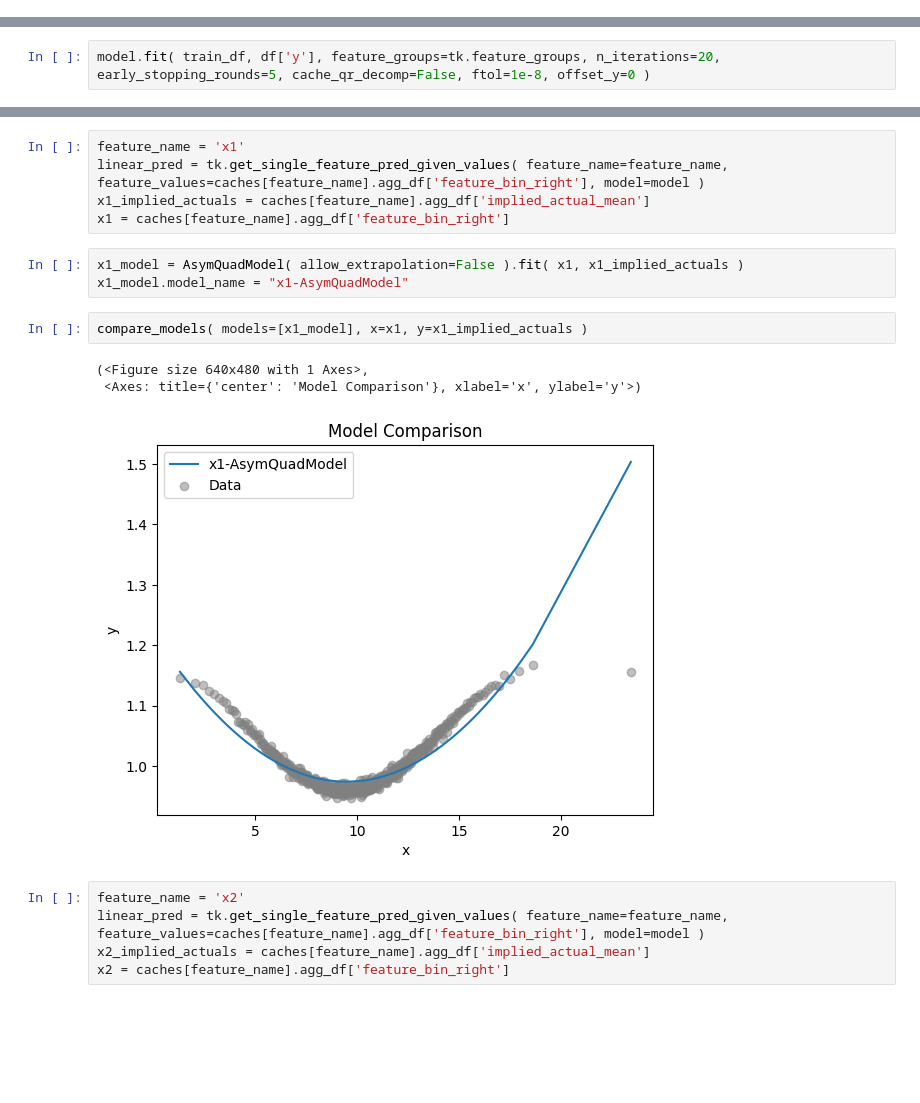
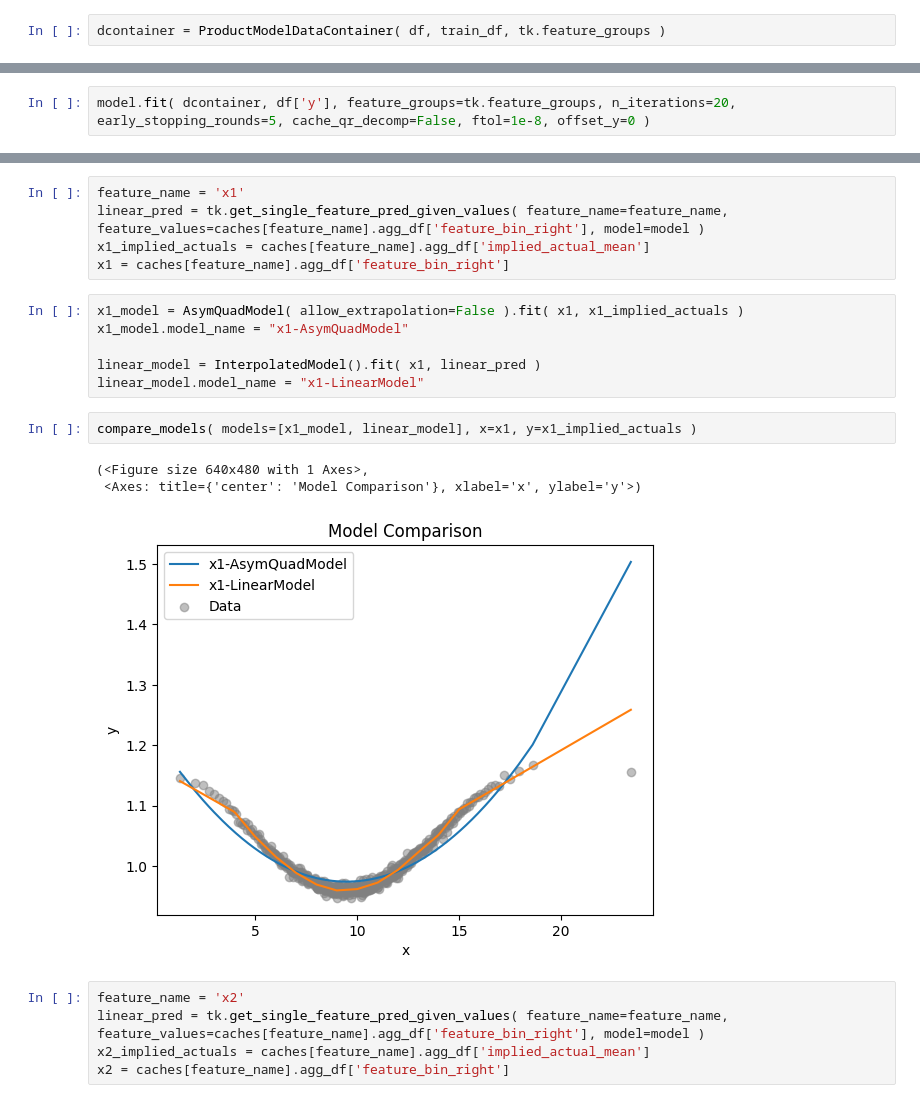
Before and after one commit to YimingZhang07/quantbullet, a Jupyter notebook: docs/experiments/testing.ipynb, the cells around one changed output, grey strips where cells are left out. Cells and saved outputs as stored; diff of their text form; blank space fills up the shorter version.

```diff
--- a/docs/experiments/testing.ipynb
+++ b/docs/experiments/testing.ipynb
@@ -35,10 +36,12 @@ feature_config = {
 
 tk = LinearProductModelToolkit( feature_config ).fit( df )
 train_df = tk.get_train_df( df )
+# %%
+dcontainer = ProductModelDataContainer( df, train_df, tk.feature_groups )
 # %%
 model = LinearProductRegressorBCD()
 # %%
-model.fit( train_df, df['y'], feature_groups=tk.feature_groups, n_iterations=20, early_stopping_rounds=5, cache_qr_decomp=False, ftol=1e-8, offset_y=0 )
+model.fit( dcontainer, df['y'], feature_groups=tk.feature_groups, n_iterations=20, early_stopping_rounds=5, cache_qr_decomp=False, ftol=1e-8, offset_y=0 )
 # %% [output]
 Iteration 1/20, Loss: 5.025260e-01
 Iteration 2/20, Loss: 5.015175e-01
@@ -61,12 +64,15 @@ x1 = caches[feature_name].agg_df['feature_bin_right']
 # %%
 x1_model = AsymQuadModel( allow_extrapolation=False ).fit( x1, x1_implied_actuals )
 x1_model.model_name = "x1-AsymQuadModel"
+
+linear_model = InterpolatedModel().fit( x1, linear_pred )
+linear_model.model_name = "x1-LinearModel"
 # %%
-compare_models( models=[x1_model], x=x1, y=x1_implied_actuals )
+compare_models( models=[x1_model, linear_model], x=x1, y=x1_implied_actuals )
 # %% [output]
 (<Figure size 640x480 with 1 Axes>,
  <Axes: title={'center': 'Model Comparison'}, xlabel='x', ylabel='y'>)
-[figure, old version]
+[figure, new version]
 # %%
 feature_name = 'x2'
 linear_pred = tk.get_single_feature_pred_given_values( feature_name=feature_name, feature_values=caches[feature_name].agg_df['feature_bin_right'], model=model )
```
Also changed, not shown: parts of 2 cells of this notebook, 3 other files.
